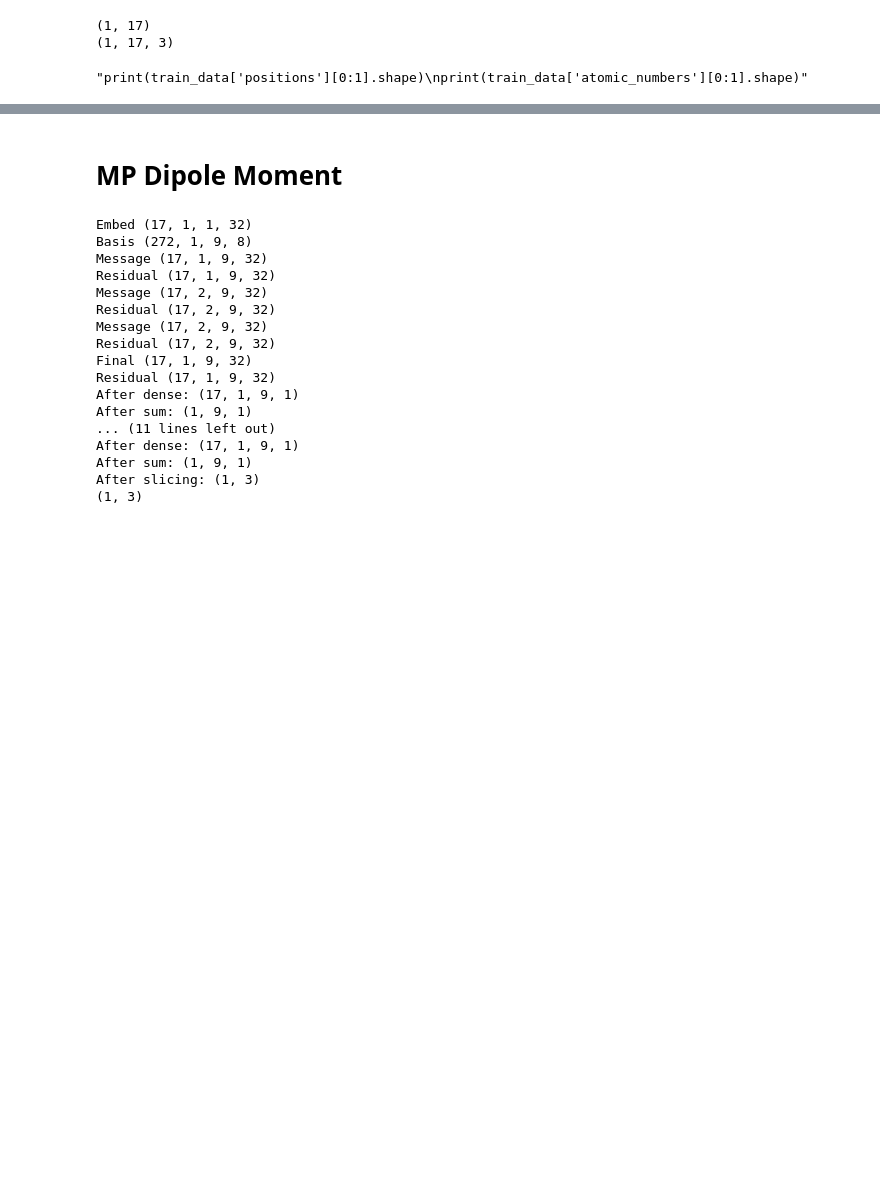
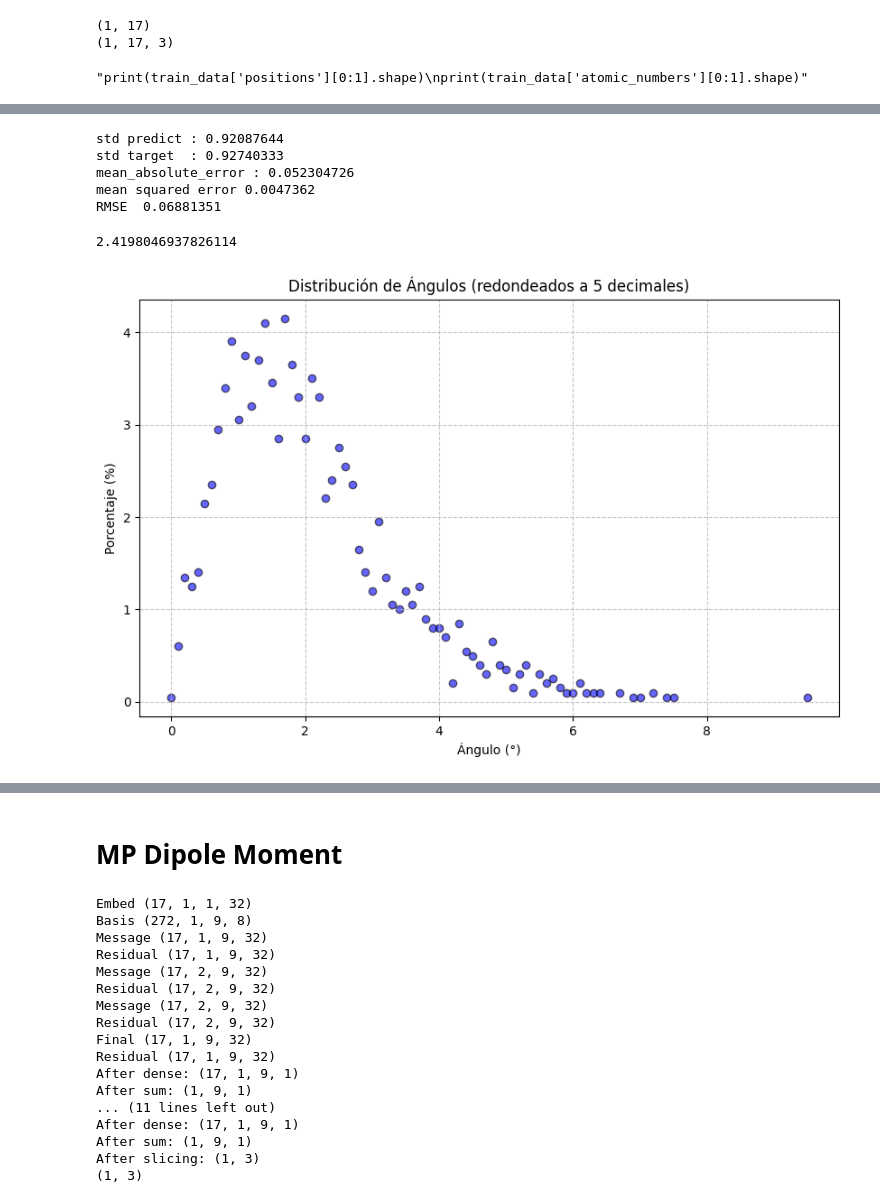
Before and after one commit to X34354/e3x_tranfer, a Jupyter notebook: docs/source/examples/dipole_moment.ipynb, the cells around one changed output, grey strips where cells are left out. Cells and saved outputs as stored; diff of their text form; code cells hidden in the pictures; blank space fills up the shorter version.

Commit message:
plot error

```diff
--- a/docs/source/examples/dipole_moment.ipynb
+++ b/docs/source/examples/dipole_moment.ipynb
@@ -429,7 +563,7 @@ train_data, valid_data = prepare_datasets(filename,key, num_train,num_val)
 
 # Define training hyperparameters.
 learning_rate = 0.001
-num_epochs = 10
+num_epochs = 2000
 batch_size = 512
 # %%
 '''print(train_data['positions'][0:1].shape)
@@ -465,0 +604,21 @@ epoch   10 train loss  0.018331 valid loss  0.014081
+# %%
+Z, positions, target_all = (
+    valid_data["atomic_numbers"],
+    valid_data["positions"],
+    valid_data["dipole_moment"],
+)
+prediction_all = model.apply(params, Z, positions)
+# %%
+from sklearn.metrics import mean_absolute_error, root_mean_squared_error
+
+print("std predict :", np.std(prediction_all))
+print("std target  :", np.std(target_all))
+print("mean_absolute_error :", mean_absolute_error(target_all, prediction_all))
+print("mean squared error", jnp.mean((prediction_all - target_all) ** 2))
+print("RMSE ", root_mean_squared_error(target_all, prediction_all))
+# %% [output]
+std predict : 0.92087644
+std target  : 0.92740333
+mean_absolute_error : 0.052304726
+mean squared error 0.0047362
+RMSE  0.06881351
@@ -465,0 +659,48 @@ epoch   10 train loss  0.018331 valid loss  0.014081
+# %%
+total = 0
+list_angle = []
+for i in range(len((prediction_all))):
+    v = prediction_all[i]
+    u = target_all[i]
+    angle_degrees = angle_between(v, u)
+    list_angle.append(angle_degrees)
+    total += angle_degrees **2
+
+print(np.sqrt(total / len(prediction_all)))
+# %% [output]
+2.4198046937826114
+# %%
+import plotly.express as px
+import pandas as pd
+import matplotlib.pyplot as plt
+
+# Redondeamos los ángulos a 5 decimales
+list_angle_redondeado = [round(angle, 1) for angle in list_angle]
+
+# Contamos las repeticiones de cada ángulo redondeado
+conteo_angulos = pd.Series(list_angle_redondeado).value_counts().sort_index()
+
+# Calculamos el porcentaje de repeticiones
+porcentaje_angulos = (conteo_angulos / len(list_angle_redondeado)) * 100
+
+# Creamos el DataFrame con los ángulos redondeados y sus porcentajes
+df = pd.DataFrame(
+    {"Angulo": porcentaje_angulos.index, "Porcentaje": porcentaje_angulos.values}
+)
+
+# Creamos el scatter plot usando Matplotlib
+plt.figure(figsize=(10, 6))
+plt.scatter(df["Angulo"], df["Porcentaje"], color="blue", alpha=0.6, edgecolor="black")
+
+# Etiquetas y título
+plt.xlabel("Ángulo (°)")
+plt.ylabel("Porcentaje (%)")
+plt.title("Distribución de Ángulos (redondeados a 5 decimales)")
+
+# Opcional: añadir líneas para visualizar mejor la distribución
+plt.grid(True, linestyle="--", alpha=0.7)
+
+# Mostrar el gráfico
+plt.show()
+# %% [output]
+[figure, added]
```
Also changed, not shown: parts of 17 cells of this notebook.
